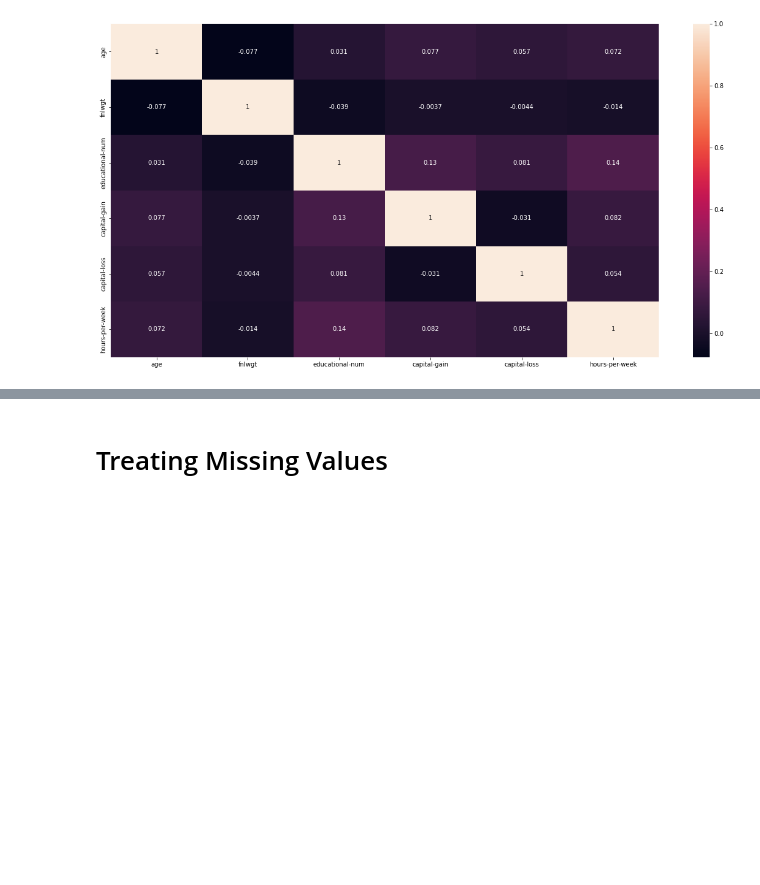
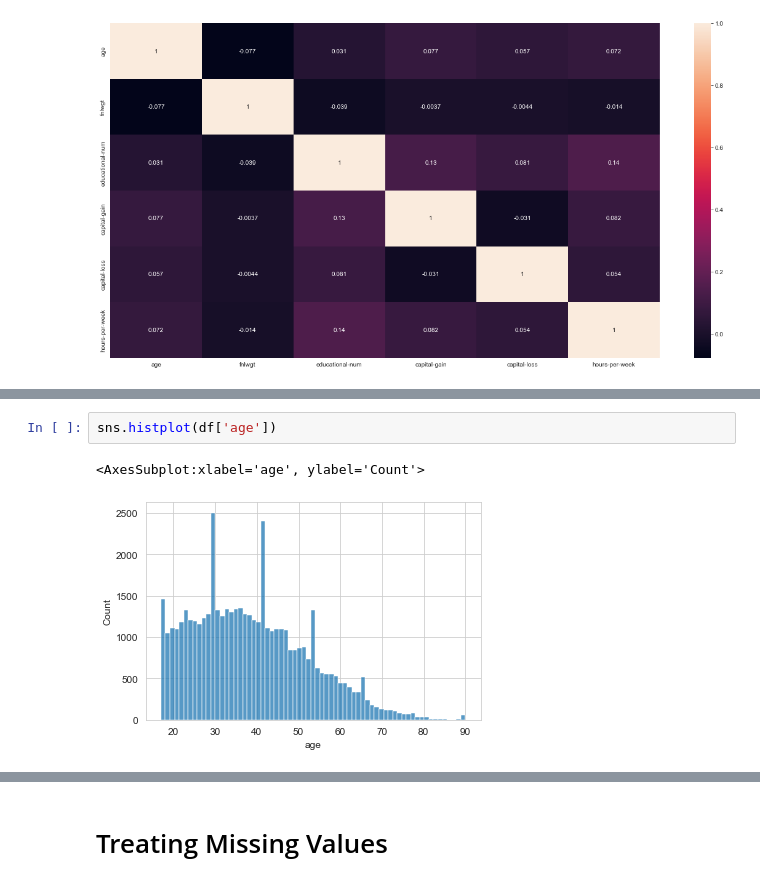
Before and after one commit to Adi161201/Internship_July_22, a Jupyter notebook: Data Analysis-2/data2.ipynb, the cells around one changed output, grey strips where cells are left out. Drawn from its saved outputs; the diff is of its cells as text; blank space fills up the shorter version.

```diff
--- a/Data Analysis-2/data2.ipynb
+++ b/Data Analysis-2/data2.ipynb
@@ -280,0 +319,5 @@ sns.pairplot(df)
+# %%
+sns.histplot(df['age'])
+# %% [output]
+<AxesSubplot:xlabel='age', ylabel='Count'>
+[figure, added]
```
Also changed, not shown: parts of 44 cells of this notebook, 3 other files.
